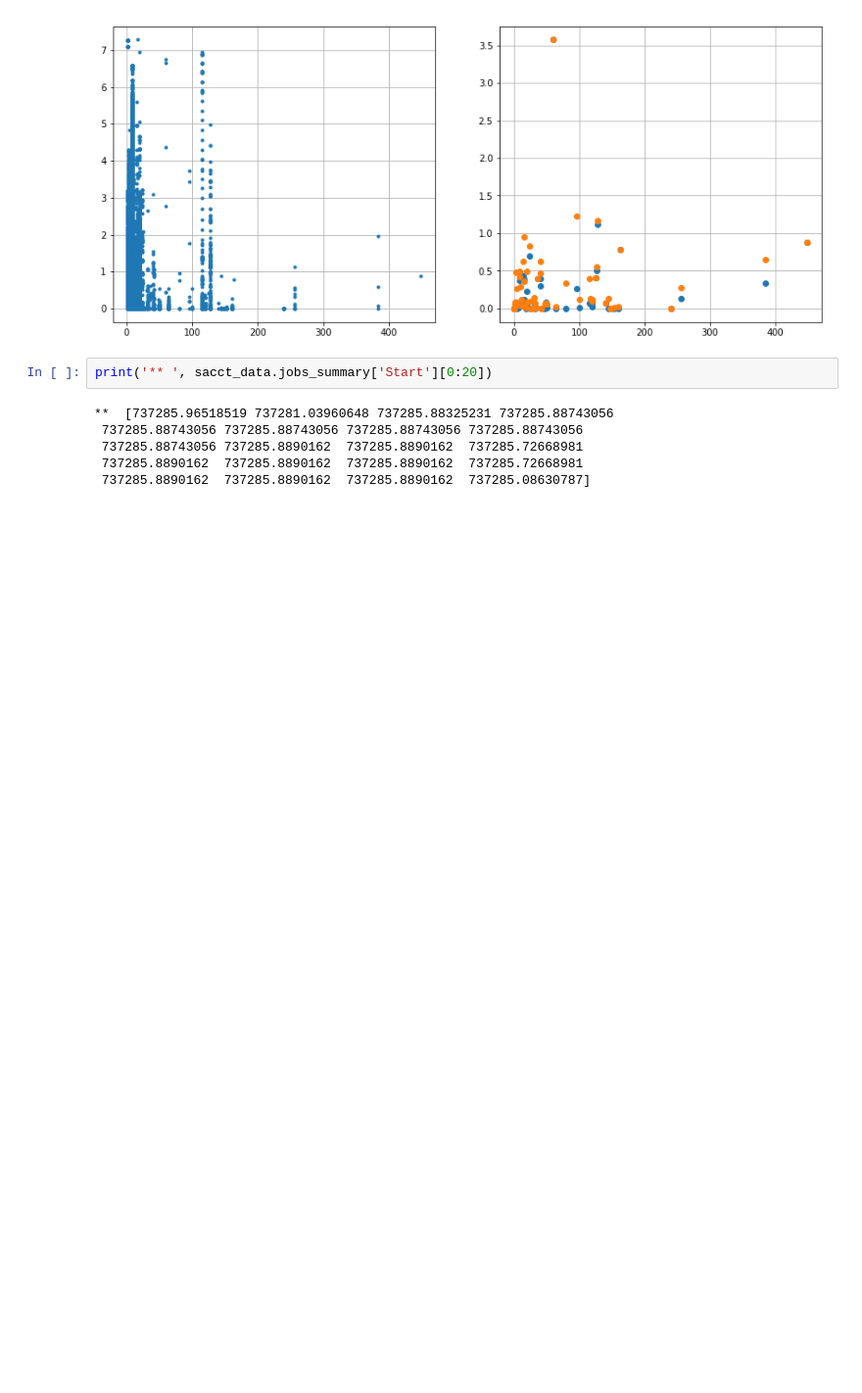
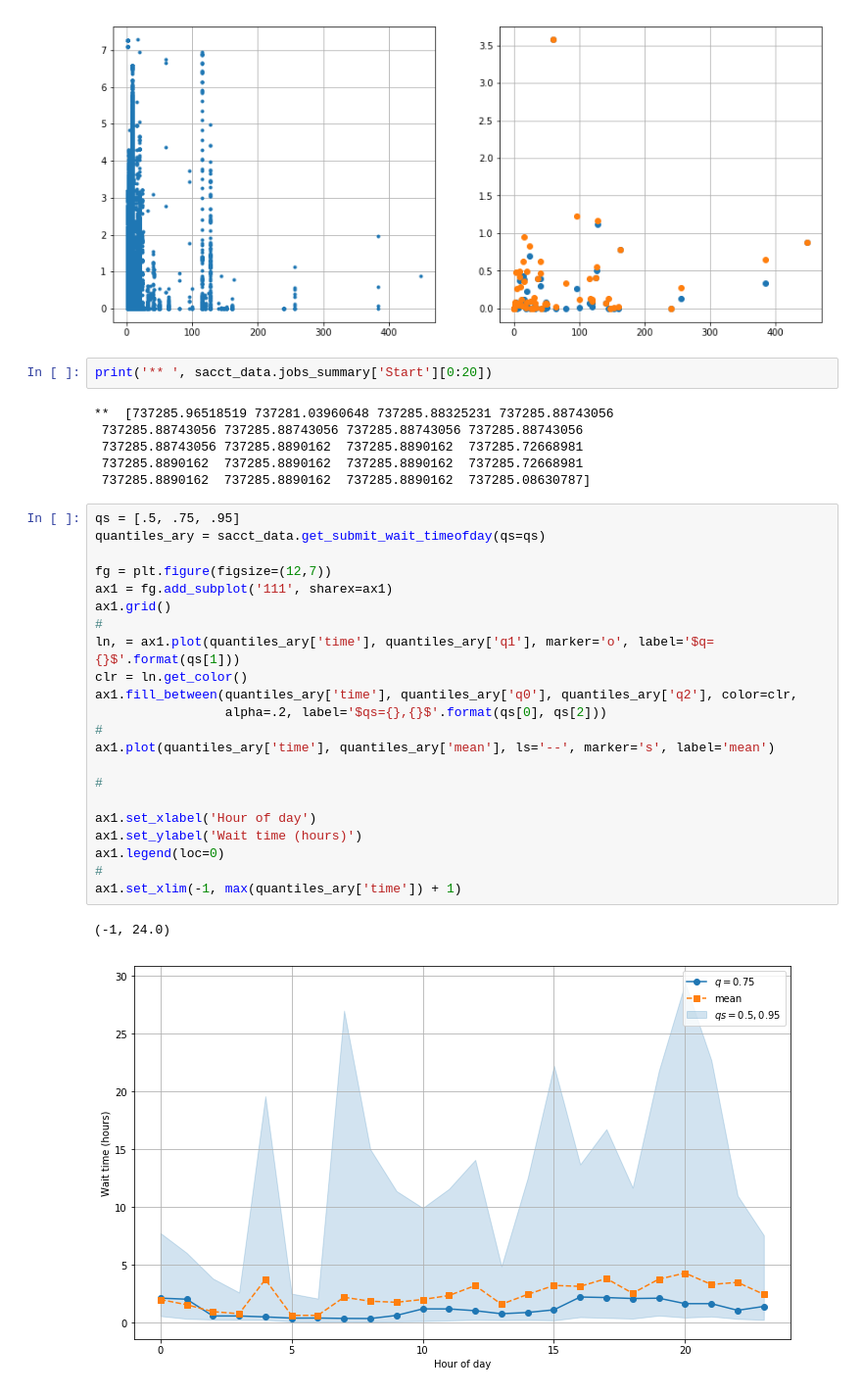
Before and after one commit to jeffersonscientific/HPC_analytics, a Jupyter notebook: HPC_usage_analysis.ipynb, the cells around one changed output. Shown at 98% size. Cells and saved outputs as stored; diff of their text form; blank space fills up the shorter version.

```diff
--- a/HPC_usage_analysis.ipynb
+++ b/HPC_usage_analysis.ipynb
@@ -486,3 +539,28 @@ print('** ', sacct_data.jobs_summary['Start'][0:20])
  737285.88743056 737285.8890162  737285.8890162  737285.72668981
  737285.8890162  737285.8890162  737285.8890162  737285.72668981
  737285.8890162  737285.8890162  737285.8890162  737285.08630787]
+# %%
+qs = [.5, .75, .95]
+quantiles_ary = sacct_data.get_submit_wait_timeofday(qs=qs)
+
+fg = plt.figure(figsize=(12,7))
+ax1 = fg.add_subplot('111', sharex=ax1)
+ax1.grid()
+#
+ln, = ax1.plot(quantiles_ary['time'], quantiles_ary['q1'], marker='o', label='$q={}$'.format(qs[1]))
+clr = ln.get_color()
+ax1.fill_between(quantiles_ary['time'], quantiles_ary['q0'], quantiles_ary['q2'], color=clr,
+                 alpha=.2, label='$qs={},{}$'.format(qs[0], qs[2]))
+#
+ax1.plot(quantiles_ary['time'], quantiles_ary['mean'], ls='--', marker='s', label='mean')
+
+#
+
+ax1.set_xlabel('Hour of day')
+ax1.set_ylabel('Wait time (hours)')
+ax1.legend(loc=0)
+#
+ax1.set_xlim(-1, max(quantiles_ary['time']) + 1)
+# %% [output]
+(-1, 24.0)
+[figure, added]
```
Also changed, not shown: parts of 8 cells of this notebook, 2 other files.
